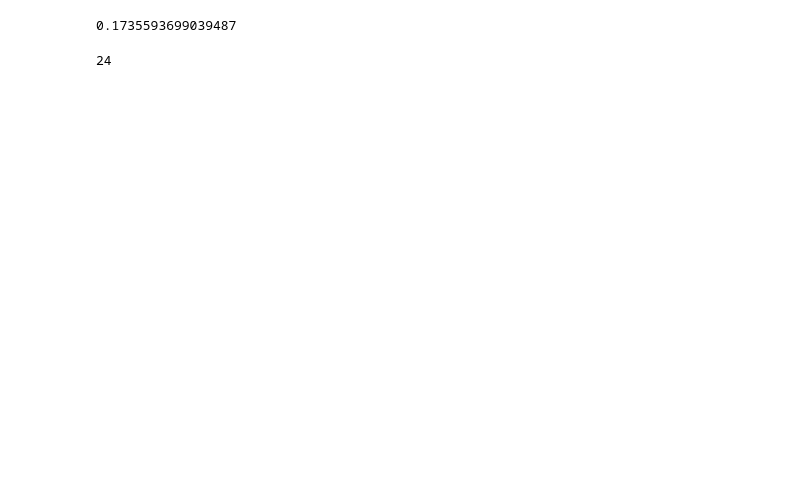
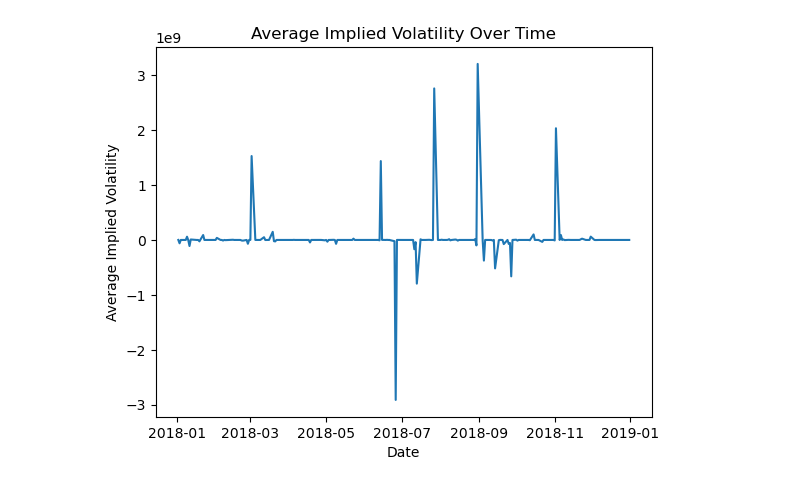
Before and after one commit to Ahmed-haji/ThesisProject, a Jupyter notebook: Jupyterlab/Untitled (1).ipynb, the cells around one changed output. Saved outputs shown, nothing was run; the diff lists cells and outputs as text; code cells hidden in the pictures; blank space fills up the shorter version.

```diff
--- a/Jupyterlab/Untitled (1).ipynb
+++ b/Jupyterlab/Untitled (1).ipynb
@@ -68,4 +45,4 @@ Name: 9, dtype: object
 # %%
-functions.implied_volatility(car)
+functions.plot(average_iv_apple)
 # %% [output]
-0.1735593699039487
+[figure, added]
@@ -78,4 +48,0 @@ functions.implied_volatility(car)
-# %%
-t
-# %% [output]
-24
```
Also changed, not shown: parts of 13 cells of this notebook, 2 other files.
